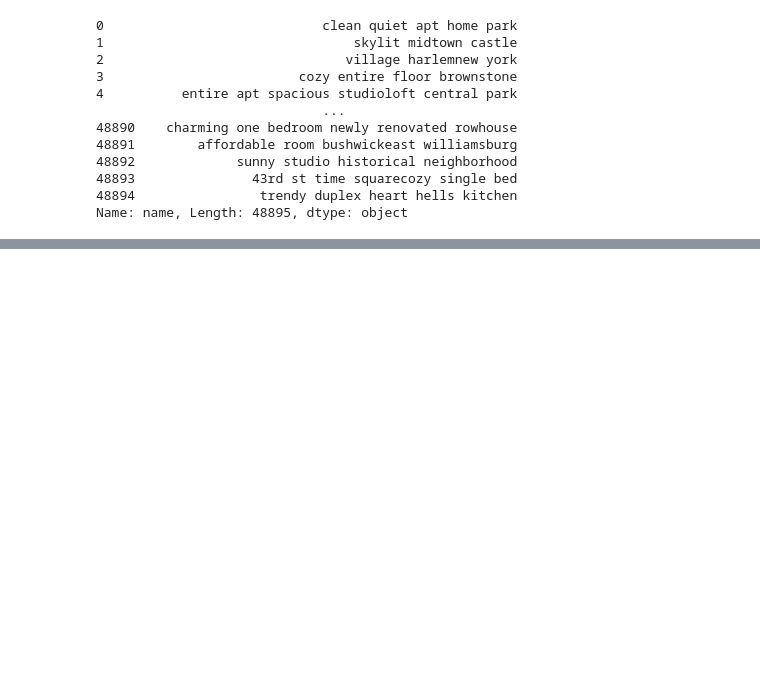
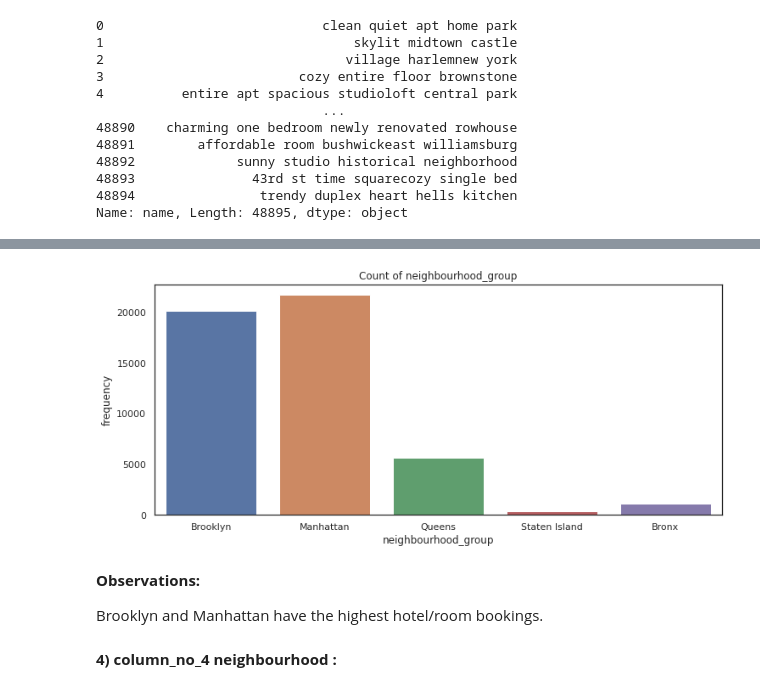
Before and after one commit to Ganeshb979/Airbnb-Bookings-Analysis, a Jupyter notebook: Ganesh_Bayas_Airbnb_Bookings_Analysis_Capstone_Project.ipynb, the cells around one changed output, grey strips where cells are left out. Saved outputs shown, nothing was run; the diff lists cells and outputs as text; code cells hidden in the pictures; blank space fills up the shorter version.

```diff
--- a/Ganesh_Bayas_Airbnb_Bookings_Analysis_Capstone_Project.ipynb
+++ b/Ganesh_Bayas_Airbnb_Bookings_Analysis_Capstone_Project.ipynb
@@ -282,0 +421,16 @@ Name: name, Length: 48895, dtype: object
+# %%
+#count_plot
+plt.figure(figsize=(12,5))
+ax_3 = sns.countplot(x='neighbourhood_group',data = df)
+ax_3.set_title('Count of neighbourhood_group')
+ax_3.set_ylabel('frequency')
+ax_3.set_xlabel('neighbourhood_group')
+plt.show()
+# %% [output]
+[figure, added]
+# %% [markdown]
+**Observations:**
+
+Brooklyn and Manhattan have the highest hotel/room bookings.
+# %% [markdown]
+**4) column_no_4 neighbourhood :**
```
Also changed, not shown: parts of 82 cells of this notebook.
